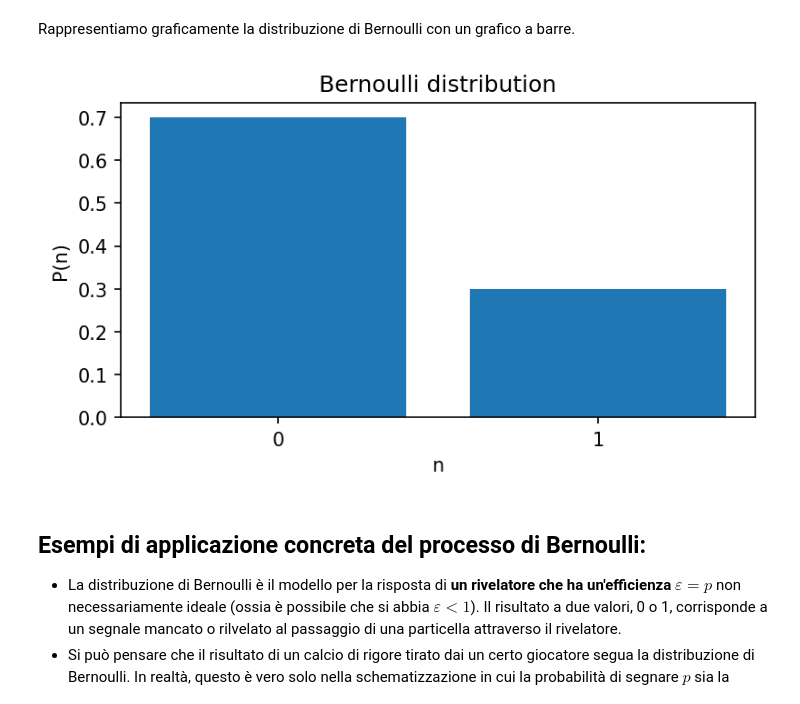
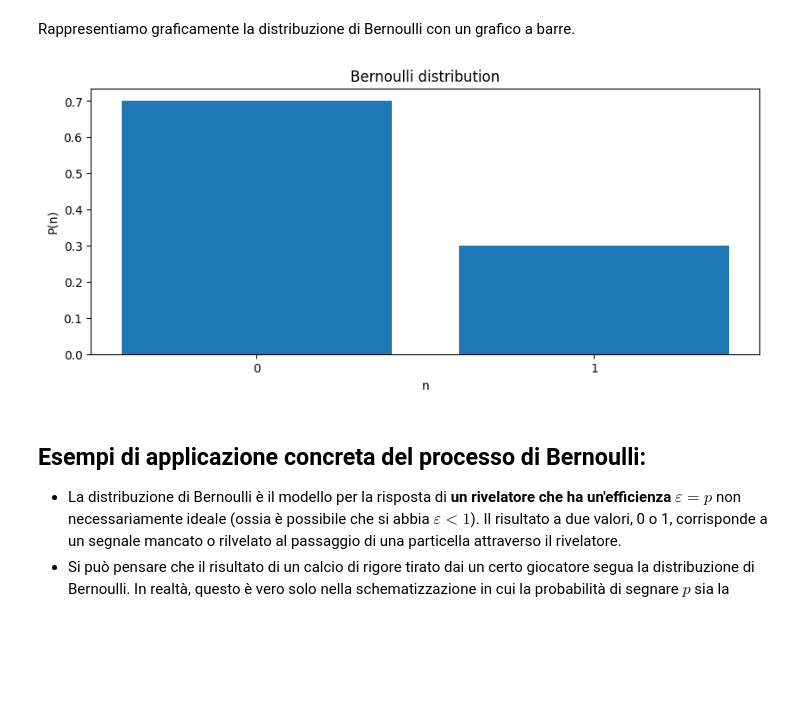
Before and after one commit to lucalista/analisi-dati-2024, a Jupyter notebook: 04.02.00__Alcune_distribuzioni_discrete.ipynb, the cells around one changed output. Drawn from its saved outputs; the diff is of its cells as text; code cells hidden in the pictures; blank space fills up the shorter version.

```diff
--- a/04.02.00__Alcune_distribuzioni_discrete.ipynb
+++ b/04.02.00__Alcune_distribuzioni_discrete.ipynb
@@ -91,15 +91,15 @@ p = 0.3
 x = [0, 1]
 y = [bernoulli.pmf(n, p) for n in x]
 # %%
-plt.figure(figsize=(6,3), dpi=150)
+plt.figure(figsize=(10, 4))
 plt.bar(x, y)
 plt.xticks(x)
 plt.title('Bernoulli distribution')
 plt.xlabel('n')
 plt.ylabel('P(n)')
 plt.show()
 # %% [output]
-[figure, old version]
+[figure, new version]
 # %% [markdown]
 ## Esempi di applicazione concreta del processo di Bernoulli:
 
```
Also changed, not shown: parts of 7 cells of this notebook, 1 other file.
